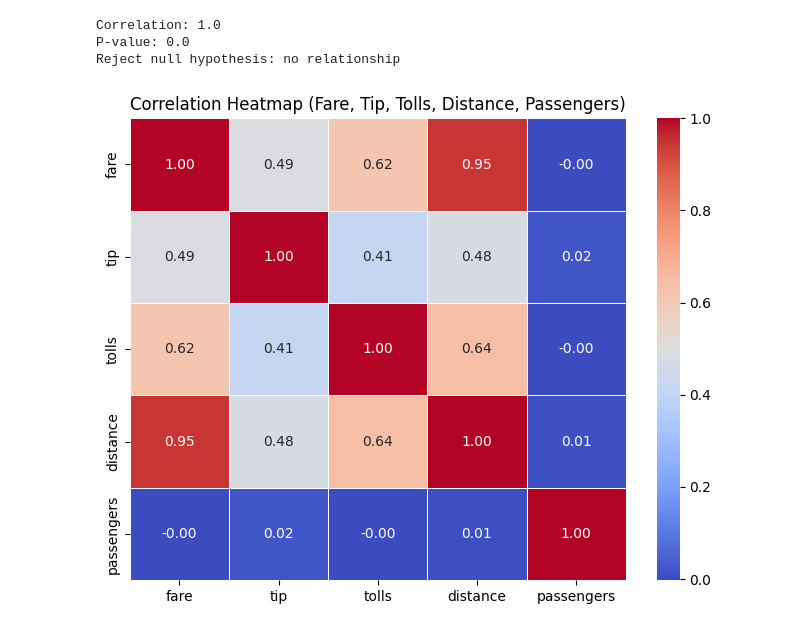
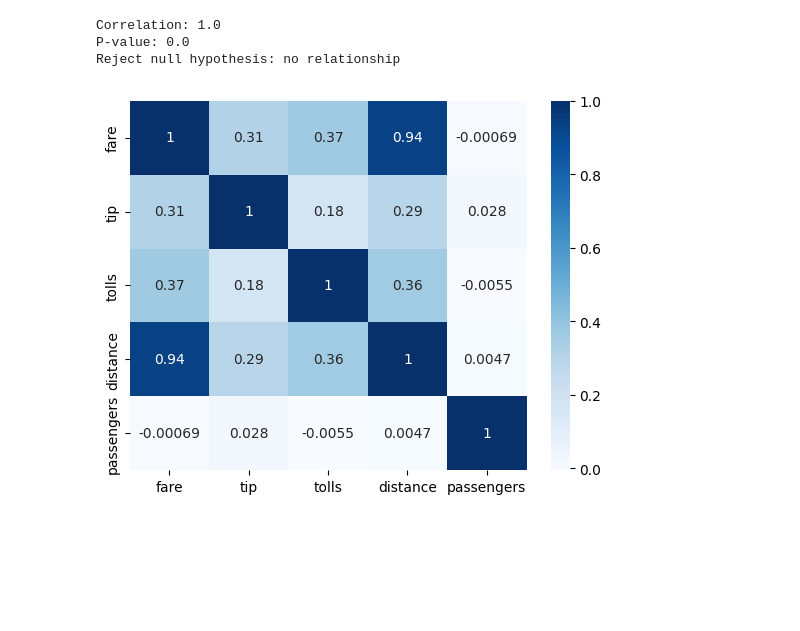
Before and after one commit to Jagruthireddie/machine_learning1, a Jupyter notebook: Untitled7.ipynb, the cells around one changed output. Saved outputs shown, nothing was run; the diff lists cells and outputs as text; code cells hidden in the pictures; blank space fills up the shorter version.

```diff
--- a/Untitled7.ipynb
+++ b/Untitled7.ipynb
@@ -737,24 +834,10 @@ Reject null hypothesis: no relationship
 # %%
 import seaborn as sns
 import matplotlib.pyplot as plt
 
-# Select required numeric columns
-cols = ['fare', 'tip', 'tolls', 'distance', 'passengers']
+nm=df[['fare','tip','tolls','distance','passengers']]
 
-# Compute Pearson correlation matrix
-corr_matrix = df[cols].corr(method='pearson')
-
-# Plot heatmap
-plt.figure(figsize=(8, 6))
-sns.heatmap(
-    corr_matrix,
-    annot=True,
-    fmt=".2f",
-    cmap="coolwarm",
-    linewidths=0.5
-)
-
-plt.title("Correlation Heatmap (Fare, Tip, Tolls, Distance, Passengers)")
+sns.heatmap(nm.corr(method='spearman'),annot=True,cmap="Blues")
 plt.show()
 # %% [output]
-[figure, old version]
+[figure, new version]
```
Also changed, not shown: parts of 20 cells of this notebook.
